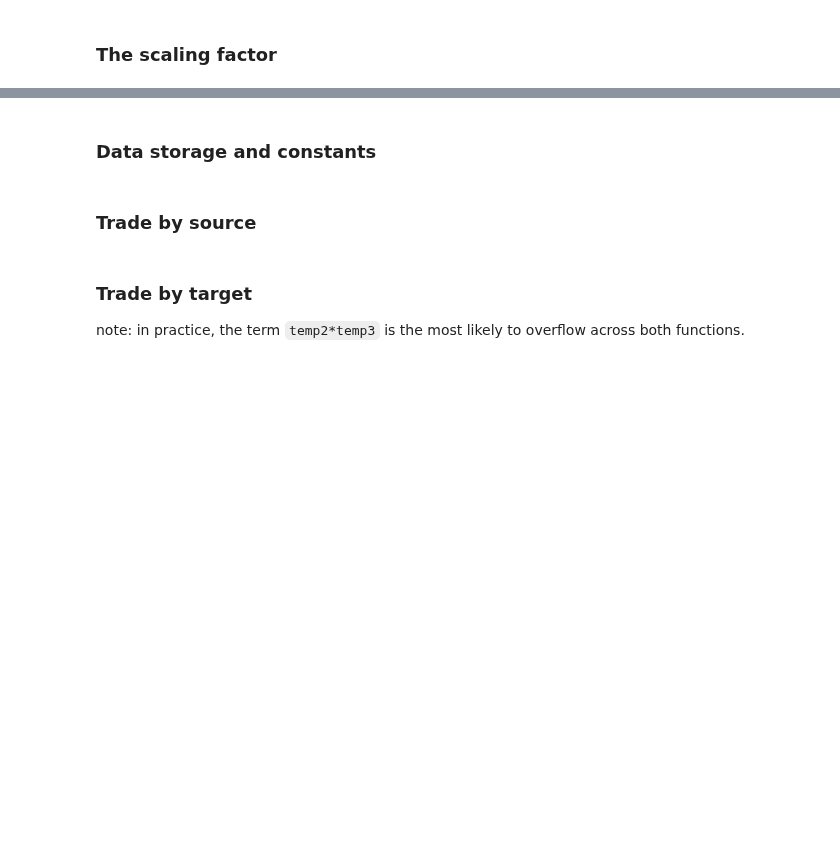
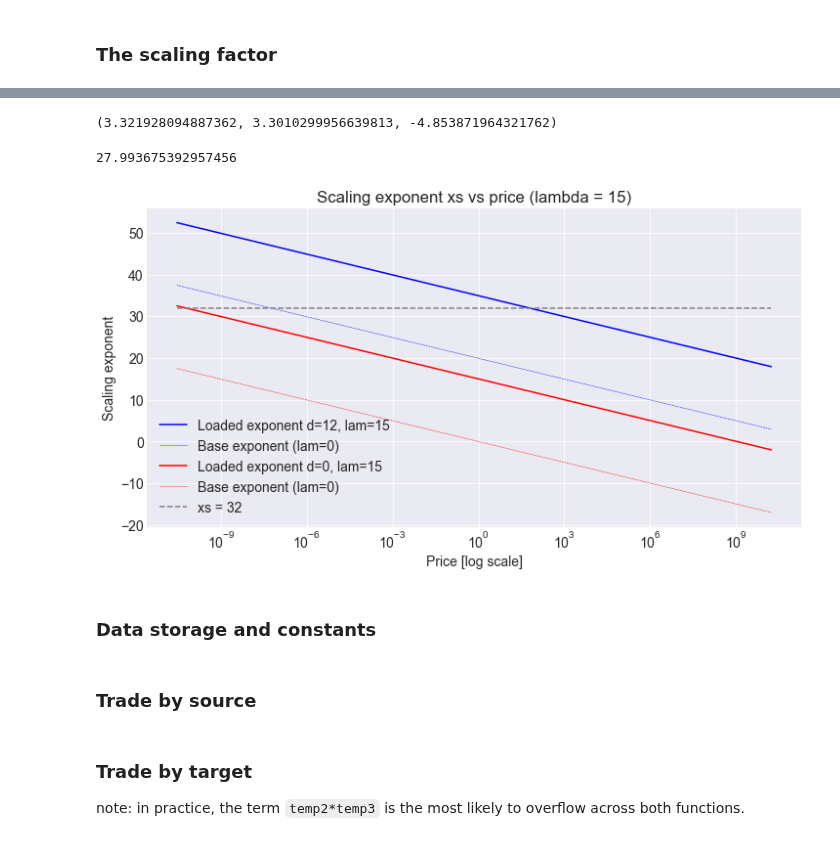
Before and after one commit to bancorprotocol/carbon-simulator, a Jupyter notebook: resources/notes/Carbon Precision Considerations.ipynb, the cells around one changed output, grey strips where cells are left out. Cells and saved outputs as stored; diff of their text form; code cells hidden in the pictures; blank space fills up the shorter version.

```diff
--- a/resources/notes/Carbon Precision Considerations.ipynb
+++ b/resources/notes/Carbon Precision Considerations.ipynb
@@ -151,3 +199,28 @@ Whilst the latter seems to be in contradiction of the stated trading goals espec
+# %%
+log2(10), log10(2000), log10(1.4e-5)
+# %% [output]
+(3.321928094887362, 3.3010299956639813, -4.853871964321762)
+# %%
+xs = lambda d,P: 0.5*log2(10)*(d-log10(P))
+xs(12,1.4e-5)
+# %% [output]
+27.993675392957456
+# %%
+P_r = [2**xp for xp in range(-35, 35)]
+lam=15
+for dd, col in [(12, "blue"), (0, "red")]:
+    plt.plot(P_r, [xs(dd, p)+lam for p in P_r], color=col, label=f"Loaded exponent d={dd}, lam={lam}")
+    plt.plot(P_r, [xs(dd, p)+0 for p in P_r], color=col, linewidth=0.5, linestyle="dashed", label=f"Base exponent (lam=0)")
+plt.plot(P_r, [32 for p in P_r], label="xs = 32", color="grey", linestyle="dashed")
+#plt.plot(P_r, [40 for p in P_r], label="xs = 40", color="grey", linestyle="dashed")
+plt.xscale("log")
+plt.ylabel(f"Scaling exponent")
+plt.xlabel("Price [log scale]")
+plt.title(f"Scaling exponent xs vs price (lambda = {lam})")
+plt.legend()
+plt.grid()
+# %% [output]
+[figure, added]
 # %% [markdown]
 ### Data storage and constants
 # %%
```
Also changed, not shown: parts of 35 cells of this notebook, 3 other files.
